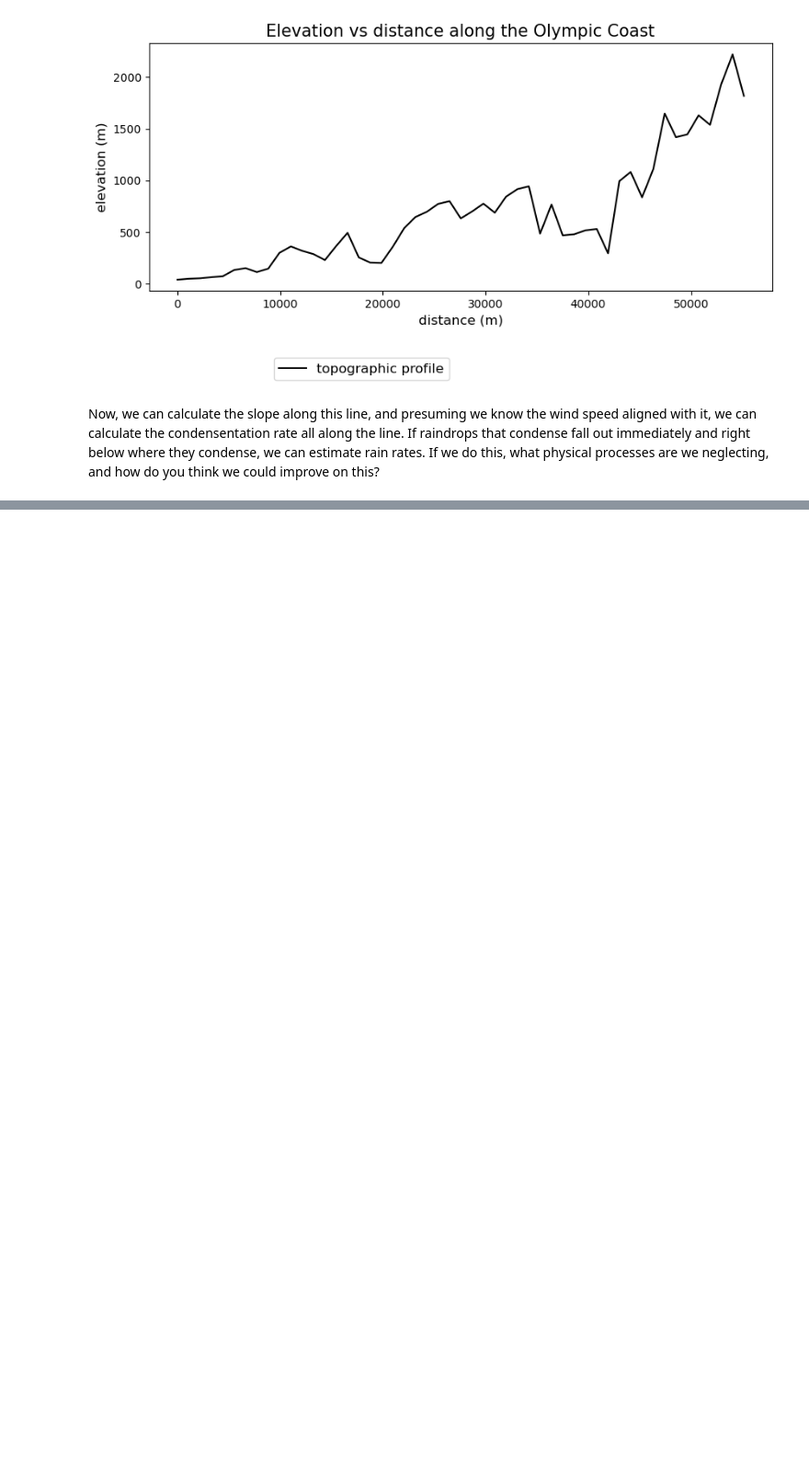
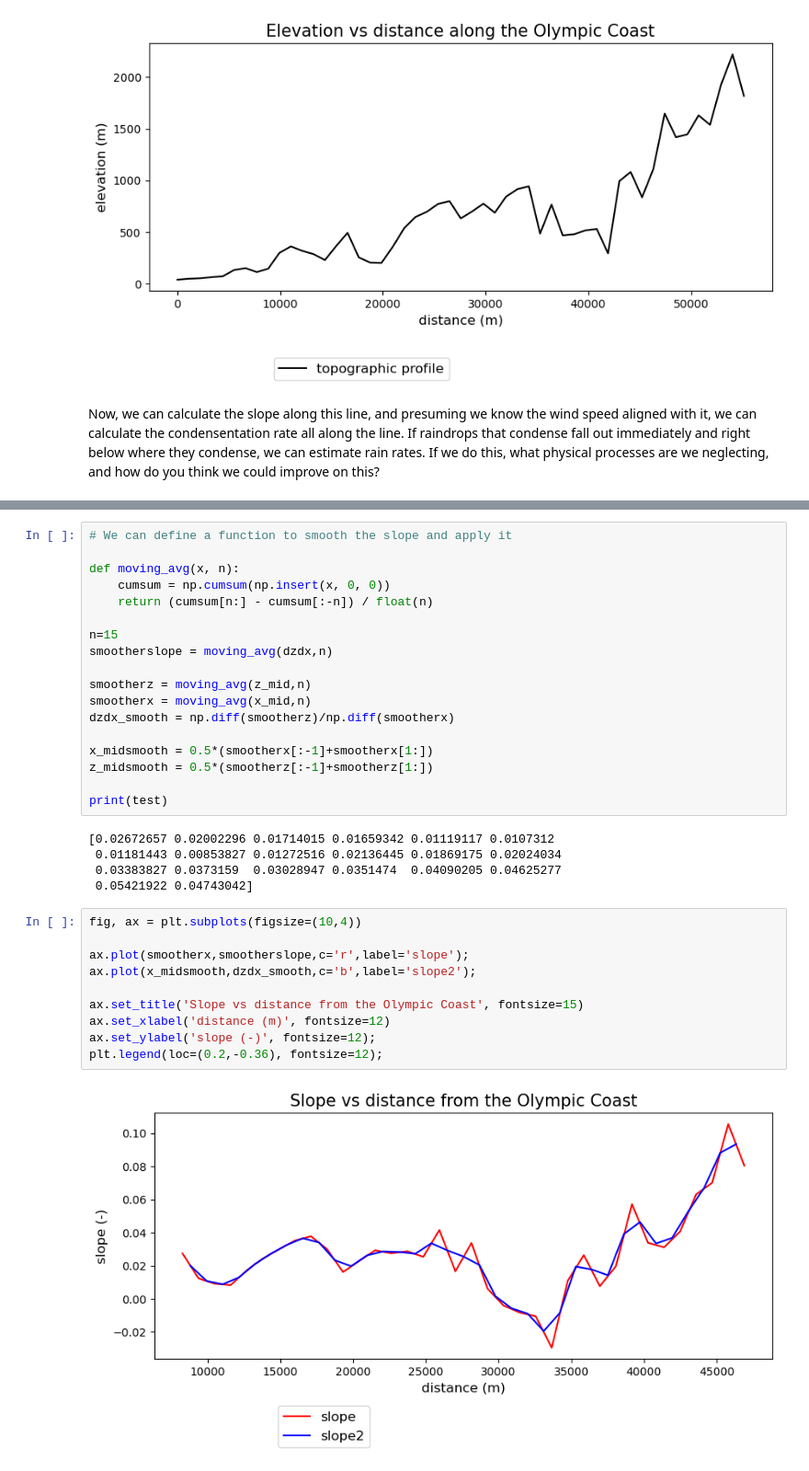
Before and after one commit to Mountain-Hydrology-Research-Group/Fluid_Flows, a Jupyter notebook: modules/lab5/lab5-3.ipynb, the cells around one changed output, grey strips where cells are left out. Shown at 92% size. Cells and saved outputs as stored; diff of their text form; blank space fills up the shorter version.

```diff
--- a/modules/lab5/lab5-3.ipynb
+++ b/modules/lab5/lab5-3.ipynb
@@ -165,0 +257,35 @@ NameError: name 'np' is not defined
+# %%
+# We can define a function to smooth the slope and apply it
+
+def moving_avg(x, n):
+    cumsum = np.cumsum(np.insert(x, 0, 0))
+    return (cumsum[n:] - cumsum[:-n]) / float(n)
+
+n=15
+smootherslope = moving_avg(dzdx,n)
+
+smootherz = moving_avg(z_mid,n)
+smootherx = moving_avg(x_mid,n)
+dzdx_smooth = np.diff(smootherz)/np.diff(smootherx)
+
+x_midsmooth = 0.5*(smootherx[:-1]+smootherx[1:])
+z_midsmooth = 0.5*(smootherz[:-1]+smootherz[1:])
+
+print(test)
+# %% [output]
+[0.02672657 0.02002296 0.01714015 0.01659342 0.01119117 0.0107312
+ 0.01181443 0.00853827 0.01272516 0.02136445 0.01869175 0.02024034
+ 0.03383827 0.0373159  0.03028947 0.0351474  0.04090205 0.04625277
+ 0.05421922 0.04743042]
+# %%
+fig, ax = plt.subplots(figsize=(10,4))
+
+ax.plot(smootherx,smootherslope,c='r',label='slope');
+ax.plot(x_midsmooth,dzdx_smooth,c='b',label='slope2');
+
+ax.set_title('Slope vs distance from the Olympic Coast', fontsize=15)
+ax.set_xlabel('distance (m)', fontsize=12)
+ax.set_ylabel('slope (-)', fontsize=12);
+plt.legend(loc=(0.2,-0.36), fontsize=12);
+# %% [output]
+[figure, added]
```
Also changed, not shown: parts of 10 cells of this notebook, 3 other files.
